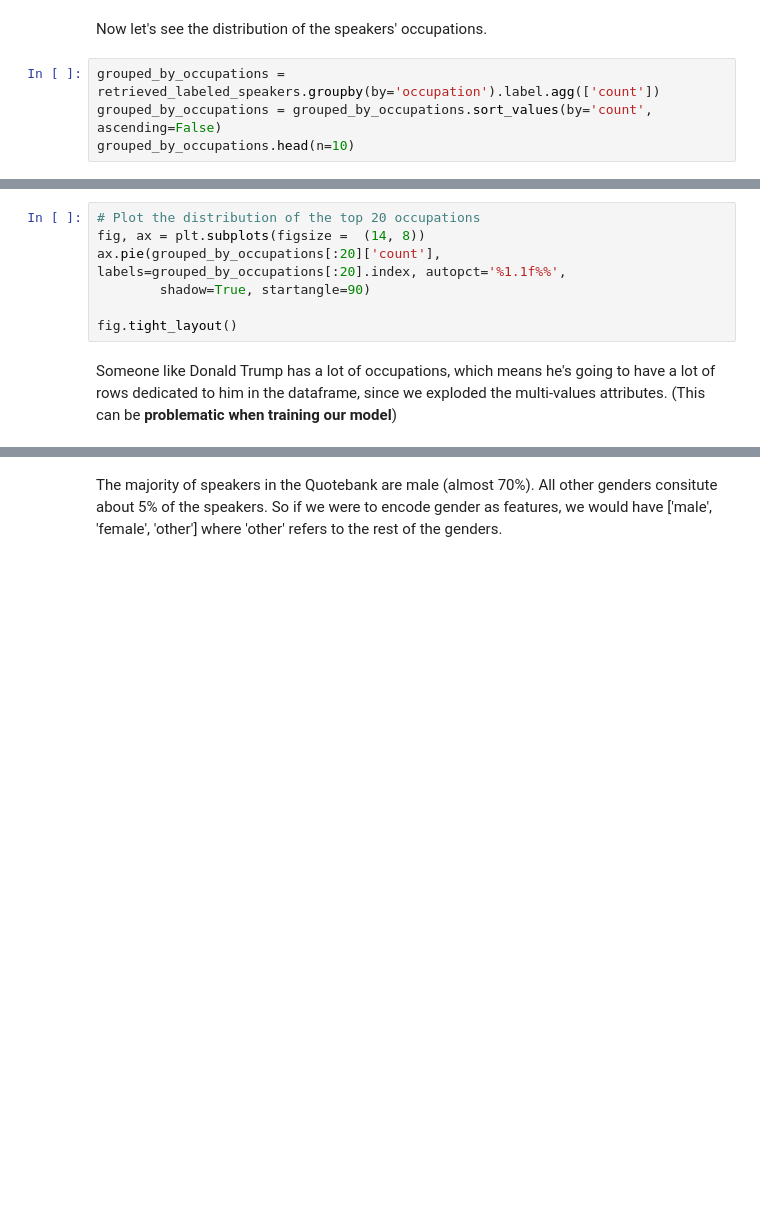
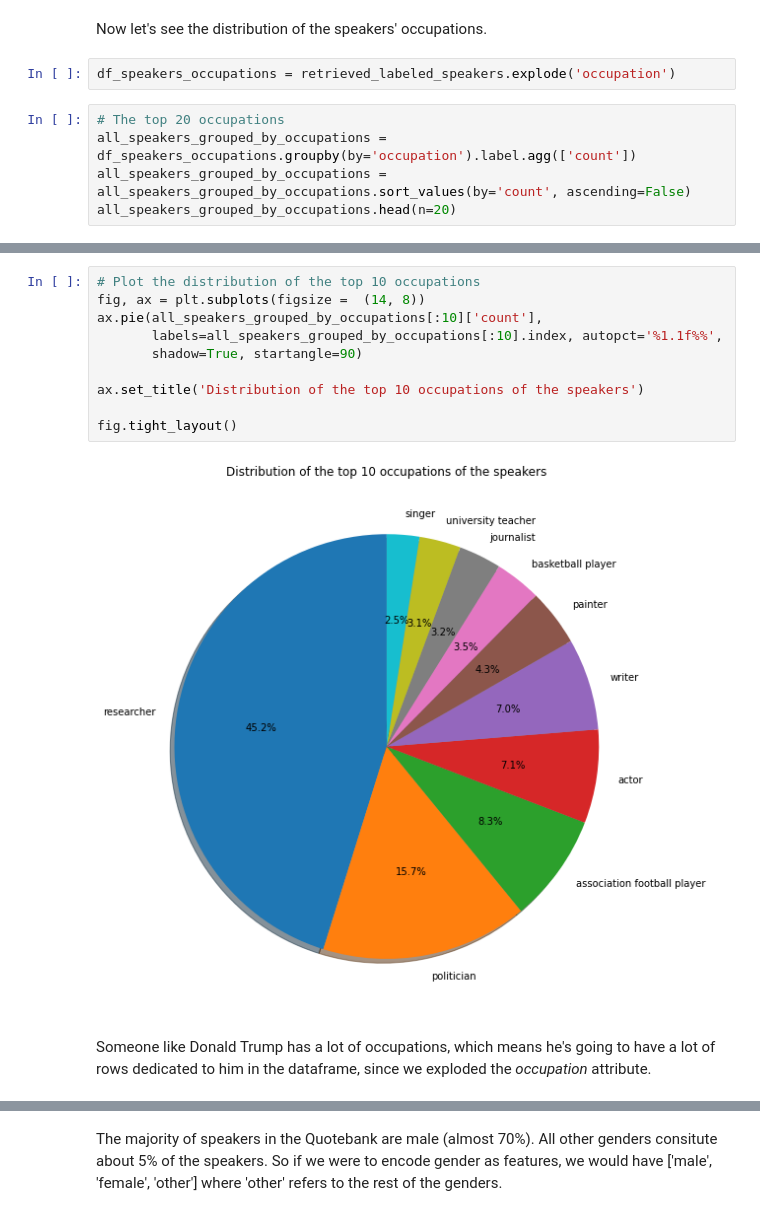
Before and after one commit to epfl-ada/ada-2021-project-comic-sans, a Jupyter notebook: speakers_analysis.ipynb, the cells around one changed output, grey strips where cells are left out. Saved outputs shown, nothing was run; the diff lists cells and outputs as text; blank space fills up the shorter version.

```diff
--- a/speakers_analysis.ipynb
+++ b/speakers_analysis.ipynb
@@ -214,6 +109,9 @@ print('Length of final labeled speakers dataframe {}'.format(len(retrieved_label
 # %% [markdown]
 Now let's see the distribution of the speakers' occupations.
+# %%
+df_speakers_occupations = retrieved_labeled_speakers.explode('occupation')
 # %%
-grouped_by_occupations = retrieved_labeled_speakers.groupby(by='occupation').label.agg(['count'])
-grouped_by_occupations = grouped_by_occupations.sort_values(by='count', ascending=False)
-grouped_by_occupations.head(n=10)
+# The top 20 occupations
+all_speakers_grouped_by_occupations = df_speakers_occupations.groupby(by='occupation').label.agg(['count'])
+all_speakers_grouped_by_occupations = all_speakers_grouped_by_occupations.sort_values(by='count', ascending=False)
+all_speakers_grouped_by_occupations.head(n=20)
@@ -220,11 +137,16 @@ grouped_by_occupations.head(n=10)
 # %%
-# Plot the distribution of the top 20 occupations
+# Plot the distribution of the top 10 occupations
 fig, ax = plt.subplots(figsize =  (14, 8))
-ax.pie(grouped_by_occupations[:20]['count'], labels=grouped_by_occupations[:20].index, autopct='%1.1f%%',
-        shadow=True, startangle=90)
+ax.pie(all_speakers_grouped_by_occupations[:10]['count'],
+       labels=all_speakers_grouped_by_occupations[:10].index, autopct='%1.1f%%',
+       shadow=True, startangle=90)
+
+ax.set_title('Distribution of the top 10 occupations of the speakers')
 
 fig.tight_layout()
+# %% [output]
+[figure, added]
 # %% [markdown]
-Someone like Donald Trump has a lot of occupations, which means he's going to have a lot of rows dedicated to him in the dataframe, since we exploded the multi-values attributes. (This can be **problematic when training our model**)
+Someone like Donald Trump has a lot of occupations, which means he's going to have a lot of rows dedicated to him in the dataframe, since we exploded the *occupation* attribute.
 # %%
 # Some examples of prominent US politicans
```
Also changed, not shown: parts of 121 cells of this notebook, 1 other file.
